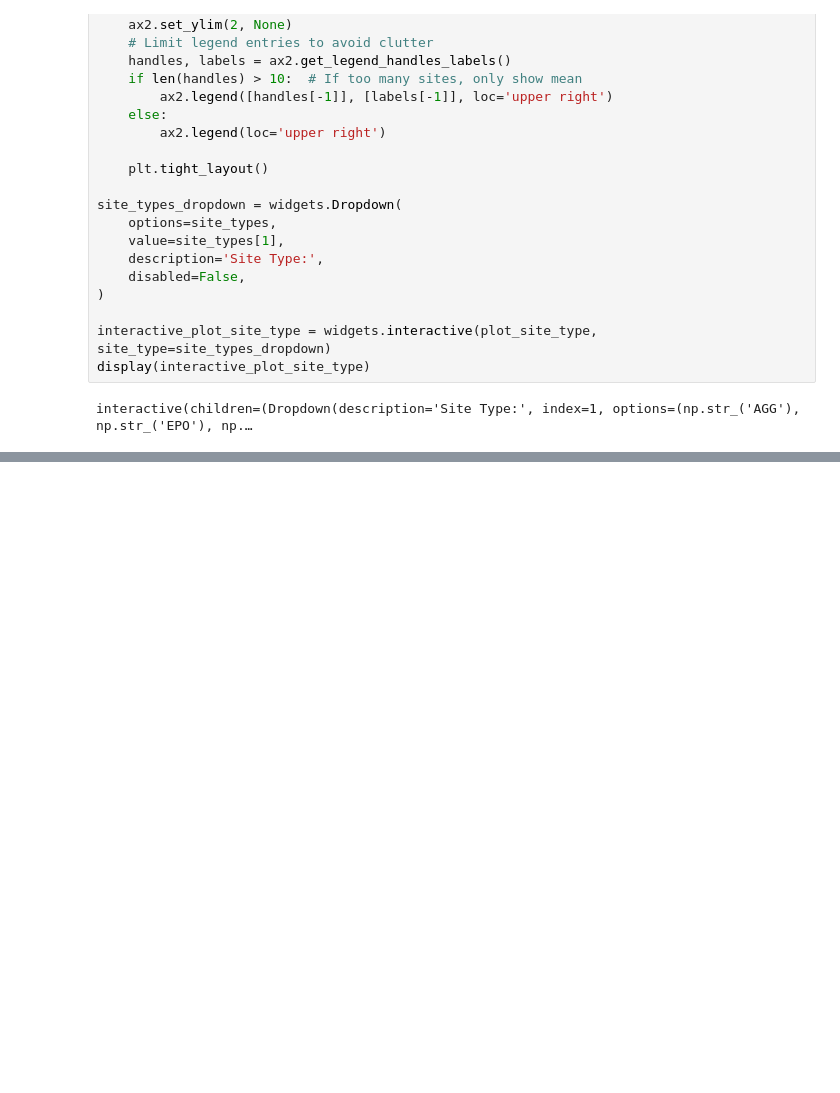
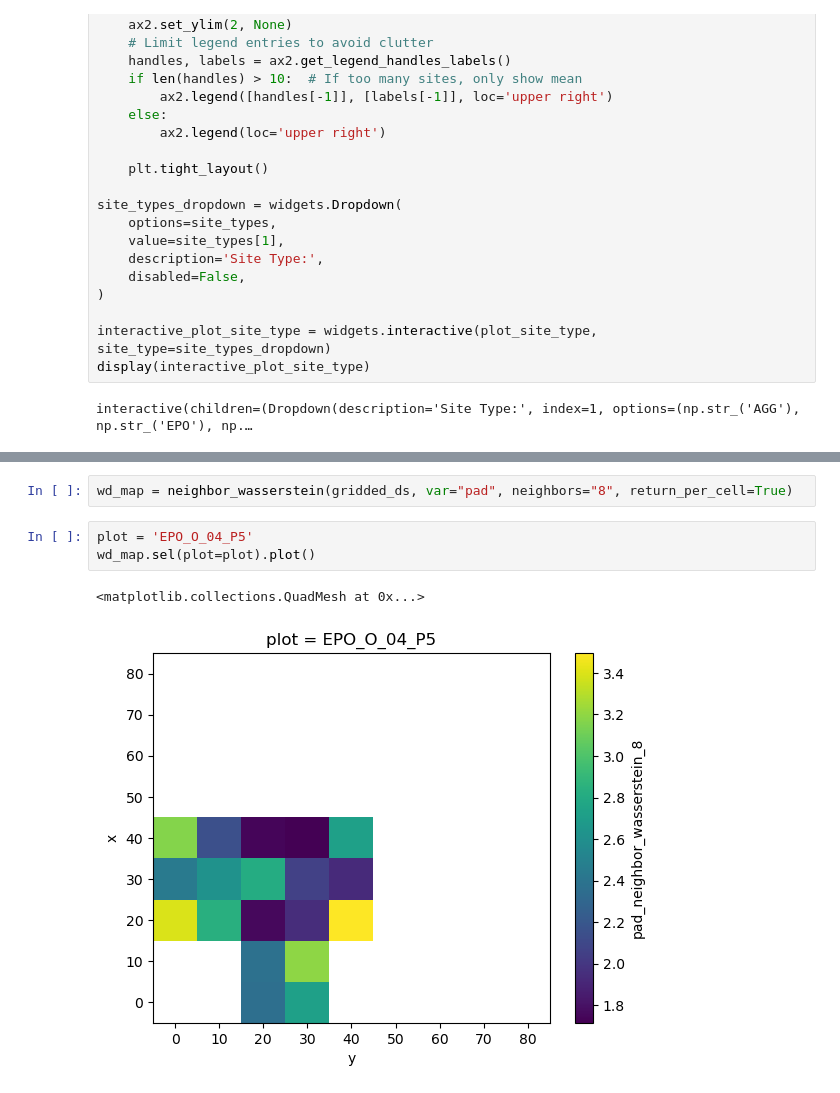
Before and after one commit to jameswesc/masters-thesis, a Jupyter notebook: notebooks/96_veg_profiles.ipynb, the cells around one changed output, grey strips where cells are left out. Cells and saved outputs as stored; diff of their text form; blank space fills up the shorter version.

```diff
--- a/notebooks/96_veg_profiles.ipynb
+++ b/notebooks/96_veg_profiles.ipynb
@@ -202,0 +396,8 @@ interactive(children=(Dropdown(description='Site Type:', index=1, options=(np.st
+# %%
+wd_map = neighbor_wasserstein(gridded_ds, var="pad", neighbors="8", return_per_cell=True)
+# %%
+plot = 'EPO_O_04_P5'
+wd_map.sel(plot=plot).plot()
+# %% [output]
+<matplotlib.collections.QuadMesh at 0x...>
+[figure, added]
```
Also changed, not shown: parts of 12 cells of this notebook, 2 other files.
